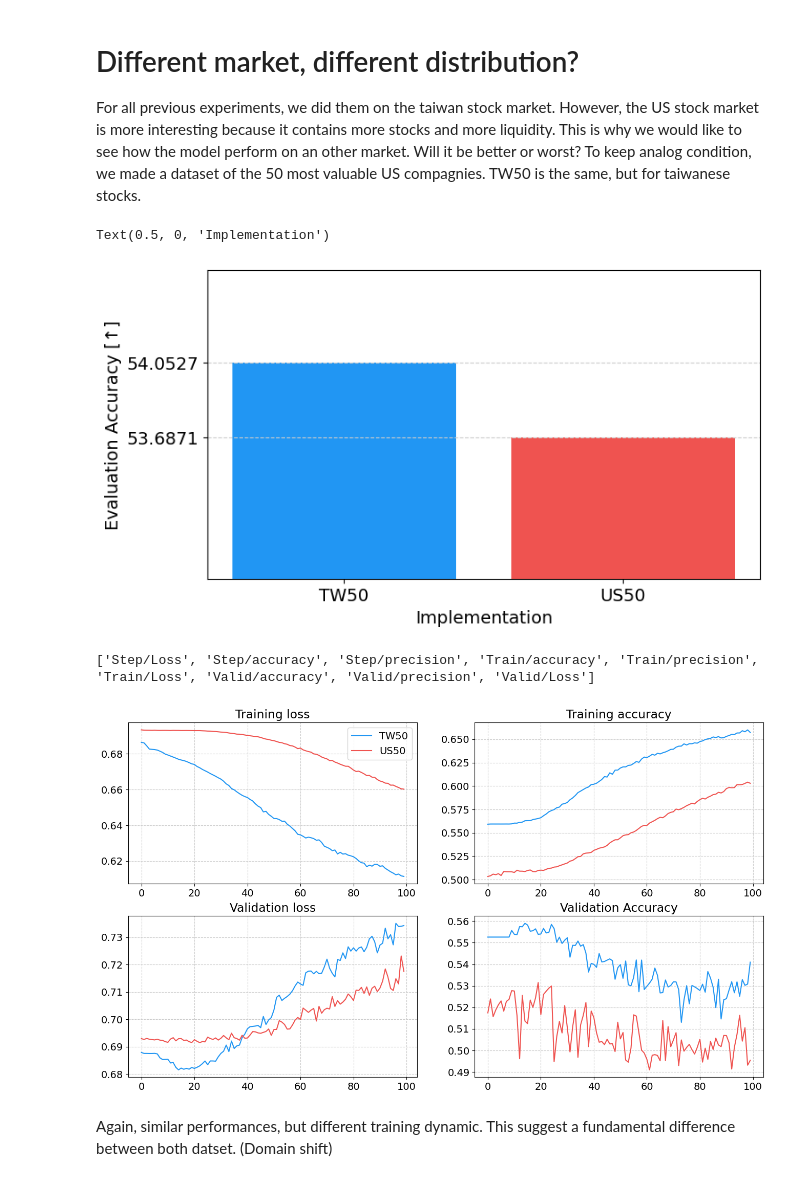
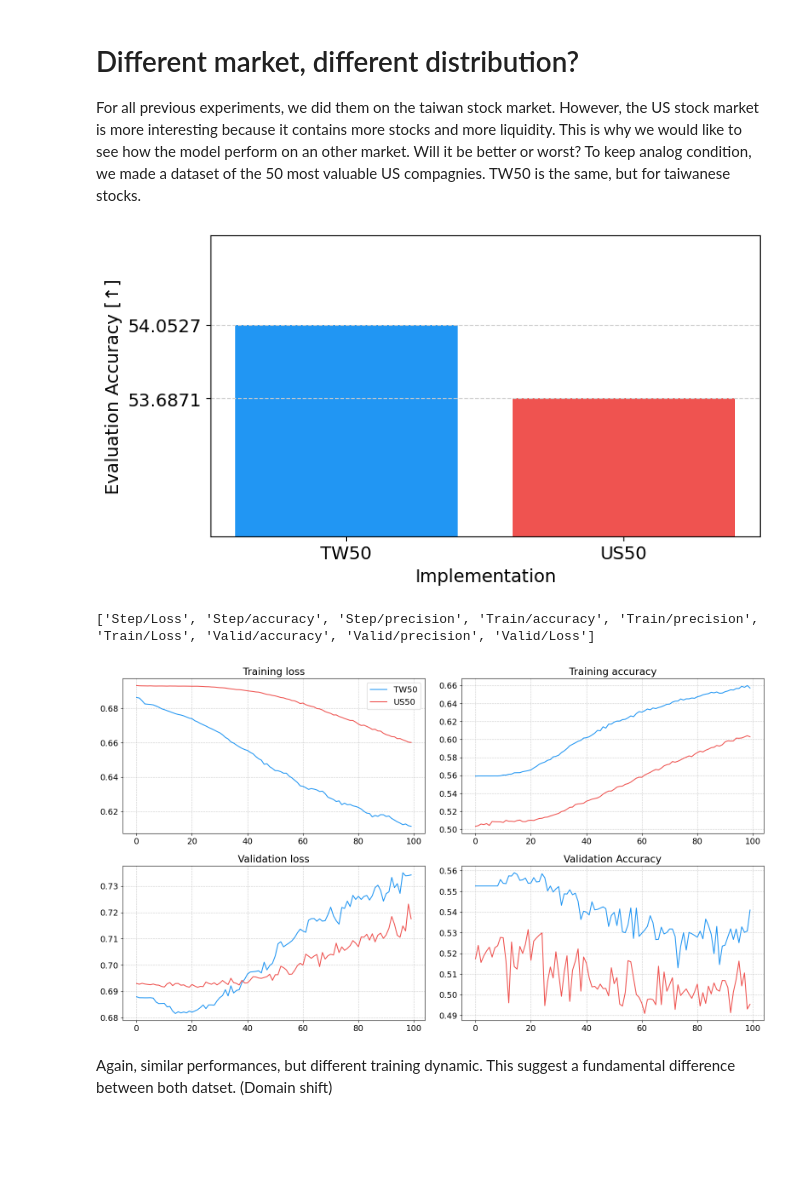
Before and after one commit to anthol42/MLSP-final_project, a Jupyter notebook: deep/notebooks/ablation.ipynb, the cells around one changed output. Drawn from its saved outputs; the diff is of its cells as text; code cells hidden in the pictures; blank space fills up the shorter version.

```diff
--- a/deep/notebooks/ablation.ipynb
+++ b/deep/notebooks/ablation.ipynb
@@ -20,7 +20,10 @@ plt.rc('font', **font)
 # %%
 # Get result table and event reporter
 rTable = Table("results/resultTable.json").export()
-# reporter = Reporter(log_dir=f'runs/{run_id}', comment=comment)
+OUT_FIGS = "results/figs"
+
+if not os.path.exists(OUT_FIGS):
+    os.makedirs(OUT_FIGS)
 # %%
 rTable
 # %% [output]
@@ -132,46 +143,52 @@ plt.ylim(53., 54.5)
 plt.ylabel("Evaluation Accuracy [↑]")
 plt.grid(axis="y")
 plt.xlabel("Implementation")
+if OUT_FIGS is not None:
+    plt.subplots_adjust(bottom=0.15, left=0.15)
+    plt.savefig(f"{OUT_FIGS}/diff_market.svg")
 # %% [output]
-Text(0.5, 0, 'Implementation')
-[figure, old version]
+[figure, new version]
 # %%
 reporterTW = Reporter(log_dir=f'runs/{runID[0]}')
 reporterUS = Reporter(log_dir=f'runs/{runID[1]}')
-print(reporter.keys)
+print(reporterUS.keys)
 # Load values
 train_loss_tw = reporterTW["Train/Loss"]["value"].values
 train_loss_us = reporterUS["Train/Loss"]["value"].values
 train_acc_tw = reporterTW["Train/accuracy"]["value"].values
 train_acc_us = reporterUS["Train/accuracy"]["value"].values
 val_loss_tw = reporterTW["Valid/Loss"]["value"].values
 val_loss_us = reporterUS["Valid/Loss"]["value"].values
 val_acc_tw = reporterTW["Valid/accuracy"]["value"].values
 val_acc_us = reporterUS["Valid/accuracy"]["value"].values
 
 # Plot
 fig, ax = plt.subplots(2, 2, figsize=(16, 9))
 
 ax[0, 0].plot(train_loss_tw, label="TW50")
 ax[0, 0].plot(train_loss_us, label="US50")
 ax[0, 0].set_title("Training loss")
 ax[0, 0].grid()
 ax[0, 0].legend()
 ax[0, 1].plot(train_acc_tw, label="TW50")
 ax[0, 1].plot(train_acc_us, label="US50")
 ax[0, 1].set_title("Training accuracy")
 ax[0, 1].grid()
 ax[1, 0].plot(val_loss_tw, label="TW50")
 ax[1, 0].plot(val_loss_us, label="US50")
 ax[1, 0].set_title("Validation loss")
 ax[1, 0].grid()
 ax[1, 1].plot(val_acc_tw, label="TW50")
 ax[1, 1].plot(val_acc_us, label="US50")
 ax[1, 1].set_title("Validation Accuracy")
 ax[1, 1].grid()
+if OUT_FIGS is not None:
+    # plt.subplots_adjust(bottom=0.15, left=0.20)
+    plt.tight_layout()
+    plt.savefig(f"{OUT_FIGS}/learning_curves.svg")
 # %% [output]
 ['Step/Loss', 'Step/accuracy', 'Step/precision', 'Train/accuracy', 'Train/precision', 'Train/Loss', 'Valid/accuracy', 'Valid/precision', 'Valid/Loss']
-[figure, old version]
+[figure, new version]
 # %% [markdown]
 Again, similar performances, but different training dynamic. This suggest a fundamental difference between both datset. (Domain shift)
 # %% [markdown]
```
Also changed, not shown: parts of 7 cells of this notebook.
